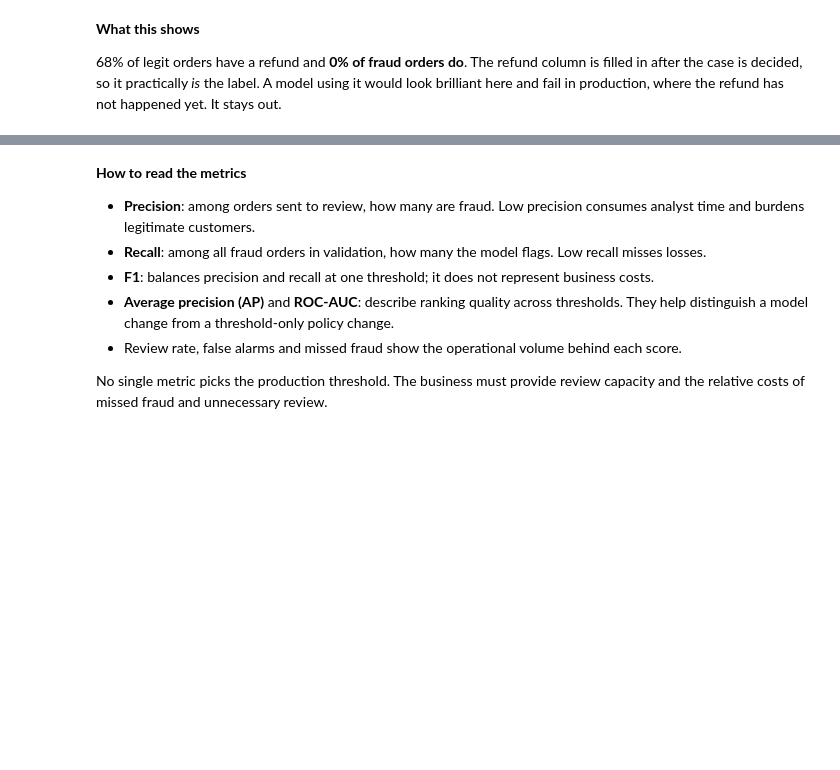
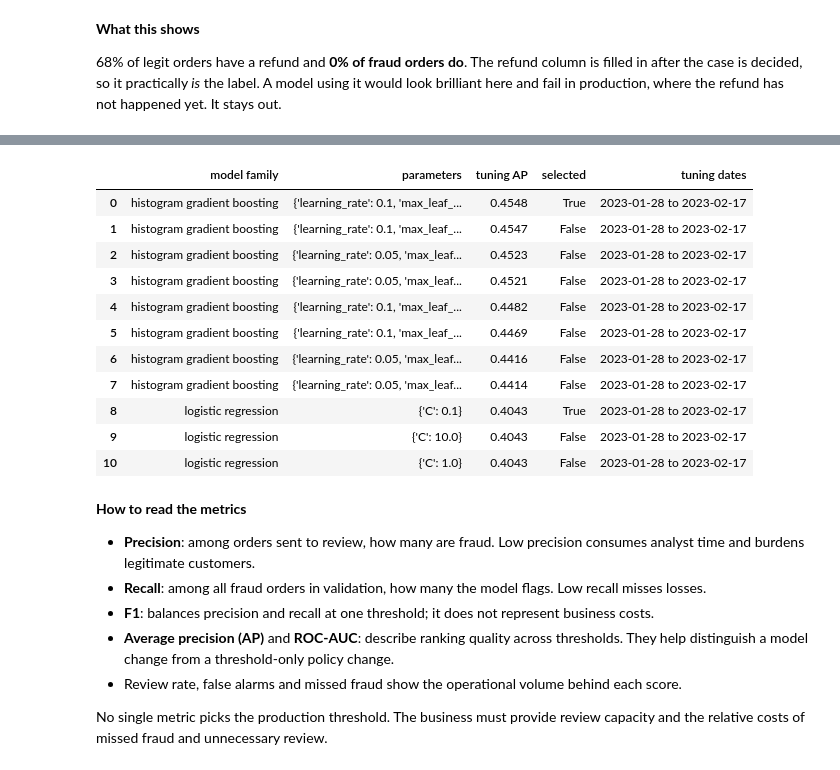
Before and after one commit to hqasdf/agilemlops-ca1, a Jupyter notebook: PBI07_Nithish_models.ipynb, the cells around one changed output, grey strips where cells are left out. Cells and saved outputs as stored; diff of their text form; code cells hidden in the pictures; blank space fills up the shorter version.

```diff
--- a/PBI07_Nithish_models.ipynb
+++ b/PBI07_Nithish_models.ipynb
@@ -173,3 +164,31 @@ MLflow is using local tracking; this run does not provide shared-MLflow evidence
+# %%
+tuning_rows = []
+for row in results:
+    search = row["hyperparameter_search"]
+    for candidate in search["candidate_results"]:
+        tuning_rows.append({
+            "model family": "logistic regression" if row["version"].startswith("v1") else
+                            "histogram gradient boosting" if row["version"].startswith("v3") else None,
+            "parameters": candidate["parameters"],
+            "tuning AP": candidate["average_precision"],
+            "selected": candidate["parameters"] == search["best_parameters"],
+            "tuning dates": f"{search['inner_tuning_start']} to {search['inner_tuning_end']}",
+        })
+tuning_results = pd.DataFrame([r for r in tuning_rows if r["model family"] is not None])
+tuning_results.sort_values(["model family", "tuning AP"], ascending=[True, False]).reset_index(drop=True)
+# %% [output]
+|  | model family | parameters | tuning AP | selected | tuning dates |
+| 0 | histogram gradient boosting | {'learning_rate': 0.1, 'max_leaf_... | 0.4548 | True | 2023-01-28 to 2023-02-17 |
+| 1 | histogram gradient boosting | {'learning_rate': 0.1, 'max_leaf_... | 0.4547 | False | 2023-01-28 to 2023-02-17 |
+| 2 | histogram gradient boosting | {'learning_rate': 0.05, 'max_leaf... | 0.4523 | False | 2023-01-28 to 2023-02-17 |
+| 3 | histogram gradient boosting | {'learning_rate': 0.05, 'max_leaf... | 0.4521 | False | 2023-01-28 to 2023-02-17 |
+| 4 | histogram gradient boosting | {'learning_rate': 0.1, 'max_leaf_... | 0.4482 | False | 2023-01-28 to 2023-02-17 |
+| 5 | histogram gradient boosting | {'learning_rate': 0.1, 'max_leaf_... | 0.4469 | False | 2023-01-28 to 2023-02-17 |
+| 6 | histogram gradient boosting | {'learning_rate': 0.05, 'max_leaf... | 0.4416 | False | 2023-01-28 to 2023-02-17 |
+| 7 | histogram gradient boosting | {'learning_rate': 0.05, 'max_leaf... | 0.4414 | False | 2023-01-28 to 2023-02-17 |
+| 8 | logistic regression | {'C': 0.1} | 0.4043 | True | 2023-01-28 to 2023-02-17 |
+| 9 | logistic regression | {'C': 10.0} | 0.4043 | False | 2023-01-28 to 2023-02-17 |
+| 10 | logistic regression | {'C': 1.0} | 0.4043 | False | 2023-01-28 to 2023-02-17 |
 # %% [markdown]
 **How to read the metrics**
 
```
Also changed, not shown: parts of 16 cells of this notebook.
